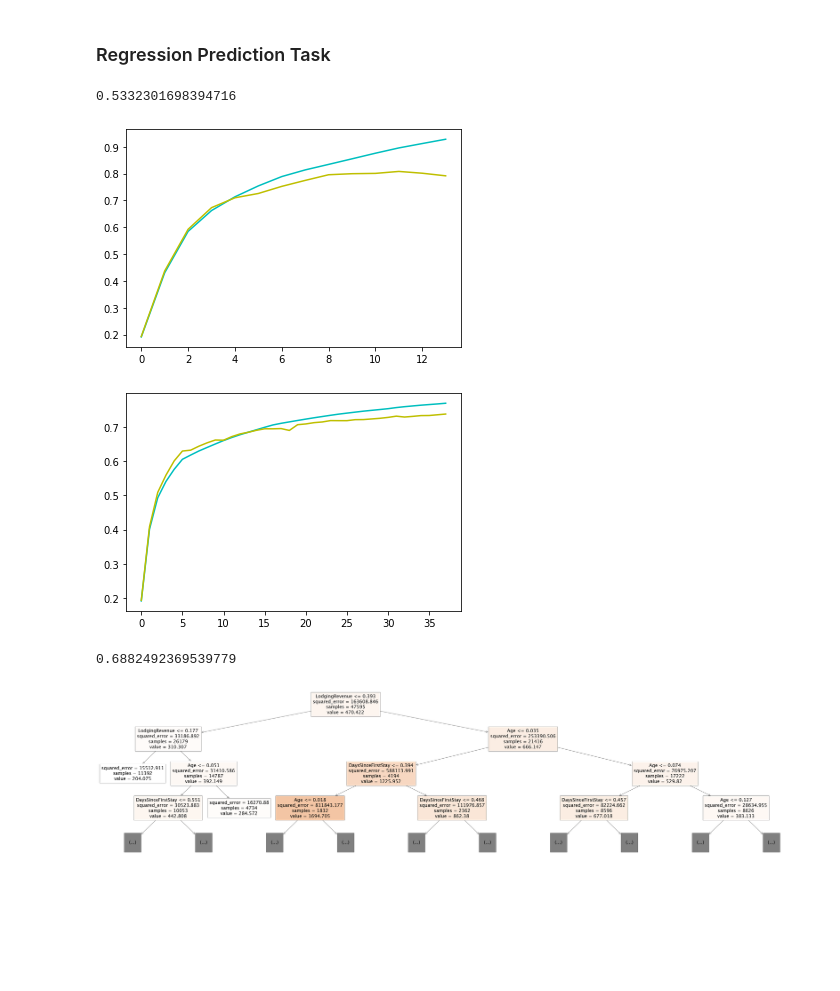
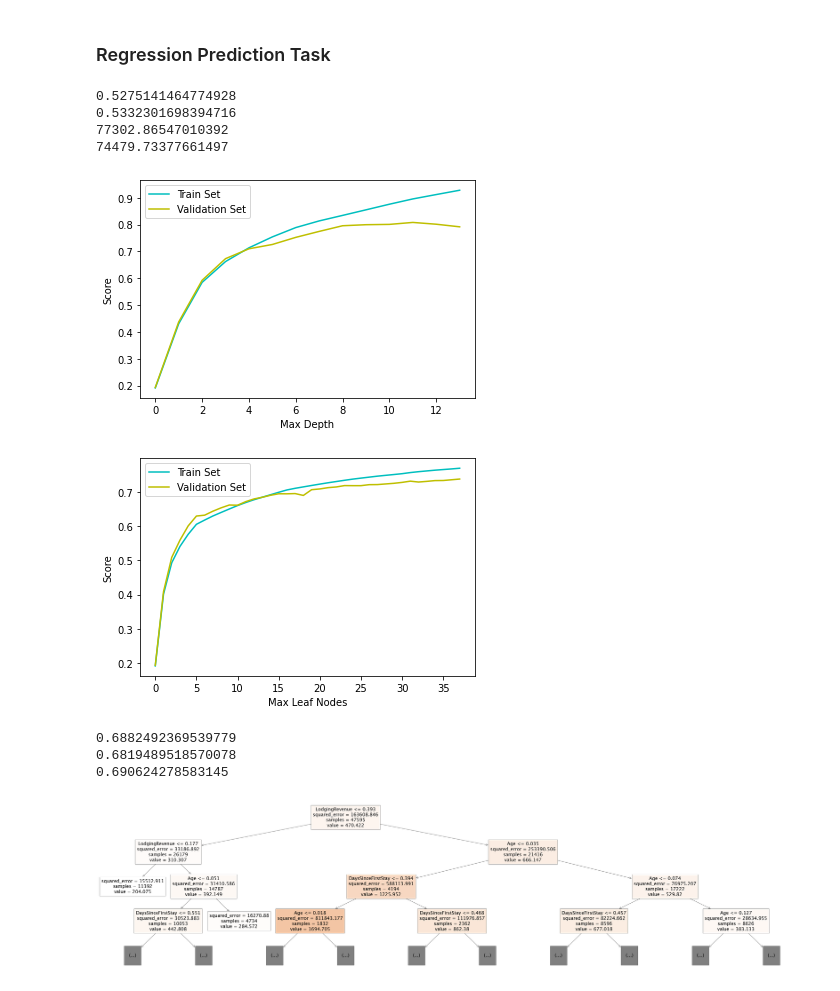
Before and after one commit to Buwoo/BT4211_Hotel, a Jupyter notebook: Hotel_Rev_Forecasting.ipynb, the cells around one changed output. Cells and saved outputs as stored; diff of their text form; code cells hidden in the pictures; blank space fills up the shorter version.

```diff
--- a/Hotel_Rev_Forecasting.ipynb
+++ b/Hotel_Rev_Forecasting.ipynb
@@ -240,11 +230,20 @@ linreg_regressor.fit(X_train, y_train)
 
 # Predict on test data
 y_pred = linreg_regressor.predict(X_test)
+y_pred_train = linreg_regressor.predict(X_train)
 
 # Calculate performance metrics
-linreg_regressor.score(X_test, y_test)
+print(linreg_regressor.score(X_train, y_train))
+print(linreg_regressor.score(X_test, y_test))
+print(metrics.mean_squared_error(y_pred=y_pred_train, y_true=y_train))
+
+print(metrics.mean_squared_error(y_pred=y_pred, y_true=y_test))
+# print(metrics.explained_variance_score(y_pred=y_pred, y_true=y_test))
 # %% [output]
+0.5275141464774928
 0.5332301698394716
+77302.86547010392
+74479.73377661497
 # %%
 # Hyperparameter tuning for Decision tree Regression
 # Find max depth
@@ -261,35 +260,41 @@ for max_d in range(1, 15):
 diff_train_valid = [train - valid for (train, valid) in zip(max_depth_hyp_tuning_train, max_depth_hyp_tuning_valid)]
 plt.plot(max_depth_hyp_tuning_train, 'c')
 plt.plot(max_depth_hyp_tuning_valid, 'y')
+plt.xlabel('Max Depth')
+plt.ylabel('Score')
+plt.legend(['Train Set', 'Validation Set'])
 plt.show()
 for index, score_diff in enumerate(diff_train_valid):
     if score_diff > 0:
         max_depth = index + 1
         break
 # %% [output]
-[figure, old version]
+[figure, new version]
 # %%
 # Find max leaf_nodes
 max_nodes_hyp_tuning_train = []
 max_nodes_hyp_tuning_valid = []
 max_nodes = 0
 
 for max_n in range(2, 40):
     model = tree.DecisionTreeRegressor(max_leaf_nodes=max_n, random_state=42)
     model.fit(X_train, y_train)
     max_nodes_hyp_tuning_train.append(model.score(X_train, y_train))
     max_nodes_hyp_tuning_valid.append(model.score(X_valid, y_valid))
 
 diff_train_valid = [train - valid for (train, valid) in zip(max_nodes_hyp_tuning_train, max_nodes_hyp_tuning_valid)]
 plt.plot(max_nodes_hyp_tuning_train, 'c')
 plt.plot(max_nodes_hyp_tuning_valid, 'y')
+plt.xlabel('Max Leaf Nodes')
+plt.ylabel('Score')
+plt.legend(['Train Set', 'Validation Set'])
 plt.show()
 for index, score_diff in enumerate(diff_train_valid):
     if score_diff > 0:
         max_nodes = index + 2
         break
 # %% [output]
-[figure, old version]
+[figure, new version]
 # %%
 # Create Decision Tree Regressor model
 dt_regressor = tree.DecisionTreeRegressor(max_depth = max_depth, max_leaf_nodes= max_nodes)
@@ -299,11 +304,16 @@ dt_regressor.fit(X_train, y_train)
 
 # Predict on test data
 y_pred = dt_regressor.predict(X_test)
+y_train_pred = dt_regressor.predict(X_train)
 
 # Calculate performance metrics
-dt_regressor.score(X_test, y_test)
+print(dt_regressor.score(X_test, y_test))
+print(dt_regressor.score(X_train, y_train))
+print(dt_regressor.score(X_valid, y_valid))
 # %% [output]
 0.6882492369539779
+0.6819489518570078
+0.690624278583145
 # %%
 # Plot decision tree
 plt.figure(figsize =(80,20))
```
Also changed, not shown: parts of 5 cells of this notebook, 2 other files.
